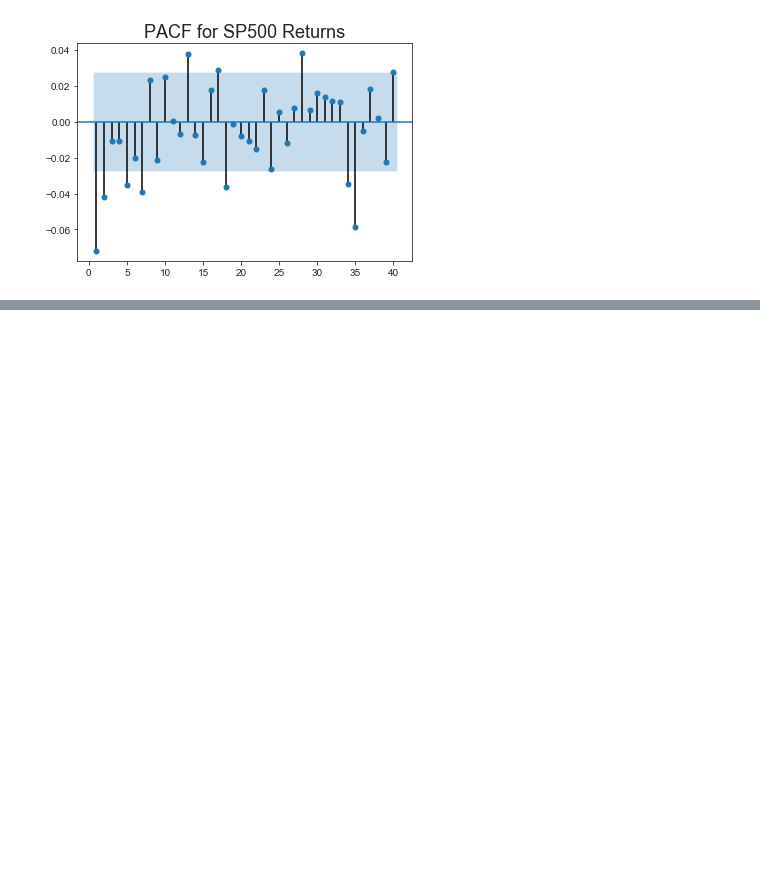
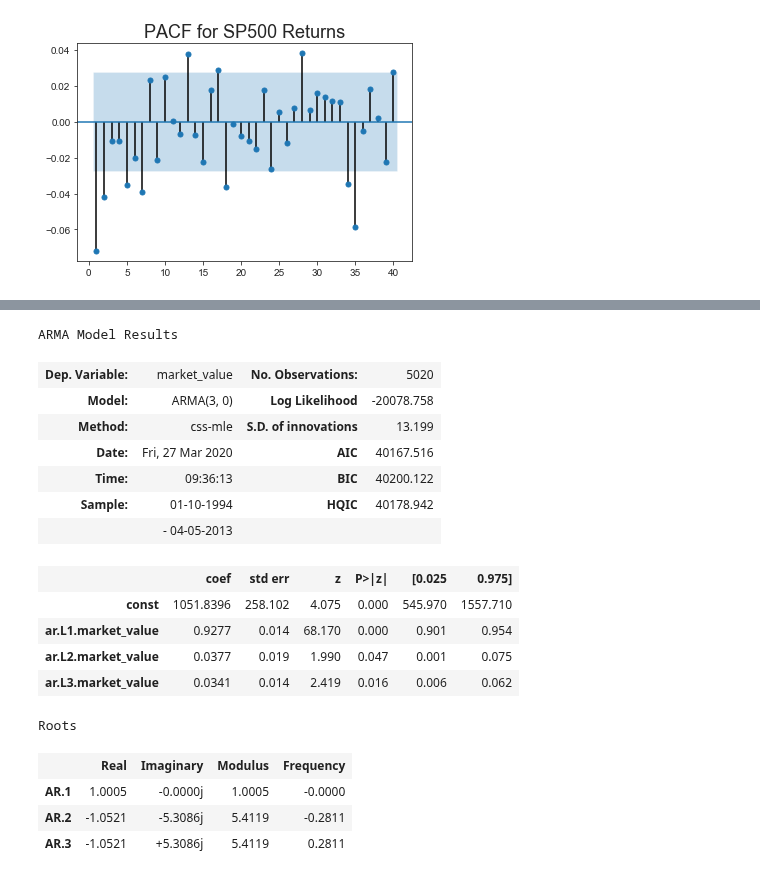
Before and after one commit to moritzwilksch/DataScienceEducation, a Jupyter notebook: 365DataScience/TimeSeriesAnalysis/AdvancedModelling.ipynb, the cells around one changed output, grey strips where cells are left out. Cells and saved outputs as stored; diff of their text form; code cells hidden in the pictures; blank space fills up the shorter version.

Commit message:
introduced ARIMA models

```diff
--- a/365DataScience/TimeSeriesAnalysis/AdvancedModelling.ipynb
+++ b/365DataScience/TimeSeriesAnalysis/AdvancedModelling.ipynb
@@ -53,0 +198,24 @@ plt.show()
+# %%
+# AR(3) for prices
+ar3_prices = sm.tsa.ARMA(df.market_value, order=(3,0))
+ar3_prices_results = ar3_prices.fit()
+ar3_prices_results.summary()
+# %% [output]
+ARMA Model Results
+| Dep. Variable: | market_value | No. Observations: | 5020 |
+| Model: | ARMA(3, 0) | Log Likelihood | -20078.758 |
+| Method: | css-mle | S.D. of innovations | 13.199 |
+| Date: | Fri, 27 Mar 2020 | AIC | 40167.516 |
+| Time: | 09:36:13 | BIC | 40200.122 |
+| Sample: | 01-10-1994 | HQIC | 40178.942 |
+|  | - 04-05-2013 |  |  |
+|  | coef | std err | z | P>|z| | [0.025 | 0.975] |
+| const | 1051.8396 | 258.102 | 4.075 | 0.000 | 545.970 | 1557.710 |
+| ar.L1.market_value | 0.9277 | 0.014 | 68.170 | 0.000 | 0.901 | 0.954 |
+| ar.L2.market_value | 0.0377 | 0.019 | 1.990 | 0.047 | 0.001 | 0.075 |
+| ar.L3.market_value | 0.0341 | 0.014 | 2.419 | 0.016 | 0.006 | 0.062 |
+Roots
+|  | Real | Imaginary | Modulus | Frequency |
+| AR.1 | 1.0005 | -0.0000j | 1.0005 | -0.0000 |
+| AR.2 | -1.0521 | -5.3086j | 5.4119 | -0.2811 |
+| AR.3 | -1.0521 | +5.3086j | 5.4119 | 0.2811 |
```
Also changed, not shown: parts of 22 cells of this notebook, 2 other files.
